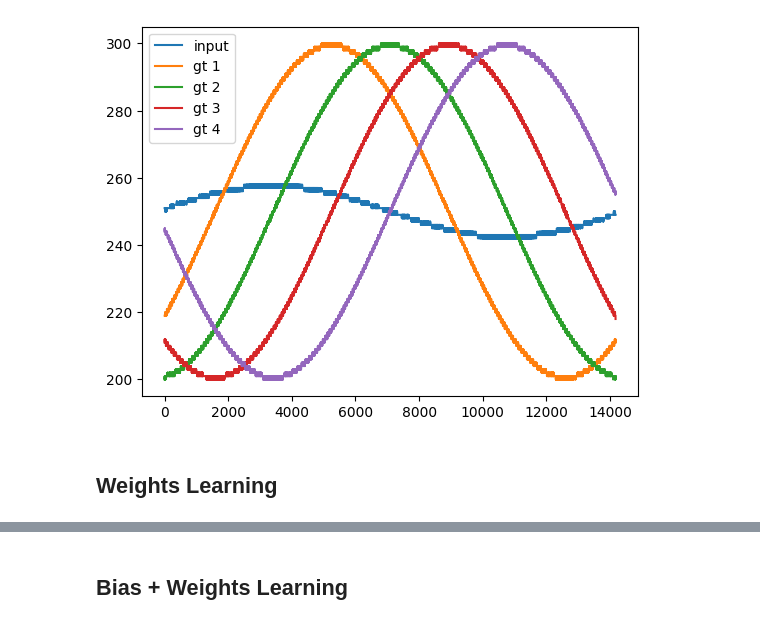
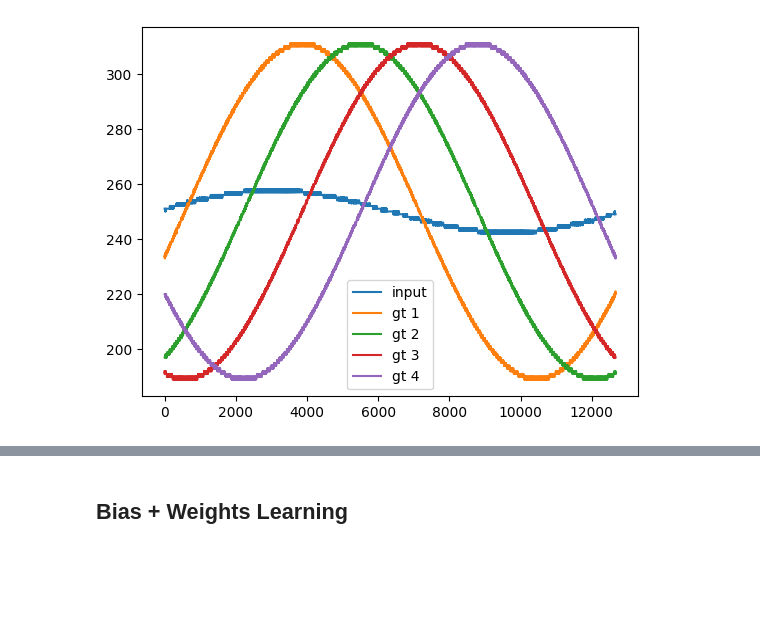
Before and after one commit to yakir4123/SNN-SCTN, a Jupyter notebook: notebooks/supervised_stdp_resonator.ipynb, the cells around one changed output, grey strips where cells are left out. Drawn from its saved outputs; the diff is of its cells as text; code cells hidden in the pictures; blank space fills up the shorter version.

```diff
--- a/notebooks/supervised_stdp_resonator.ipynb
+++ b/notebooks/supervised_stdp_resonator.ipynb
@@ -66,7 +66,7 @@ def smooth(arr, size):
     return res
 
 clk_freq = 1536000
-freq0 = 104
+freq0 = 116
 lf = 4
 best_lp = lp_by_lf(lf, freq0, clk_freq)
 freq0 = freq_of_resonator(clk_freq, lf, best_lp)
@@ -103,36 +93,36 @@ resonator.add_layer(SCTNLayer([neuron]))
 wave_length = int(clk_freq/freq0)
 resonator.log_out_spikes(-1)
 resonator.input_full_data(sine_wave)
 
 resonator_input = neuron_output(resonator.neurons[0], freq0, shift_degrees=0)
 rresonator_input = events_to_spikes(resonator_input-resonator_input[0], run_window=spikes_window, spikes_arr_size=int(clk_freq/freq0)+1)
 
 ground_truth = []
-for phase_shift in [45, 90, 135, 180]:
+for phase_shift in [22.5, 67.5, 112.5, 157.5]:
     phase_shift /= 360
     resonator.input_full_data(sine_wave[int((1-phase_shift)*wave_length):int((20-phase_shift)*wave_length)])
     resonator.log_out_spikes(-1)
     resonator.forget_logs()
 
-    resonator.input_full_data(6.5*sine_wave[int((1-phase_shift)*wave_length):])
+    resonator.input_full_data(8*sine_wave[int((1-phase_shift)*wave_length):])
     ground_truth.append(neuron_output(resonator.neurons[0], freq0))
 
 gt1 = ground_truth[0]
 gt2 = ground_truth[1]
 gt3 = ground_truth[2]
 gt4 = ground_truth[3]
 rolling_gt = []
 plt.plot(rresonator_input, label=f'input')
 for i, gt in enumerate(ground_truth):
     rolling_gt.append(events_to_spikes(gt-resonator_input[0], run_window=spikes_window, spikes_arr_size=int(clk_freq/freq0)+1))
     plt.plot(rolling_gt[i], label=f'gt {i+1}')
 
 gt_wave_amplitudes = [(o.max(), o.min()) for o in rolling_gt]
 
 plt.legend()
 plt.show()
 # %% [output]
-[figure, old version]
+[figure, new version]
 # %%
 def learning_resonator(
         lf,
@@ -253,2 +226,0 @@ def calculate_extra_spikes(neuron):
-# %% [markdown]
-## Weights Learning
```
Also changed, not shown: parts of 23 cells of this notebook, 1 other file.
